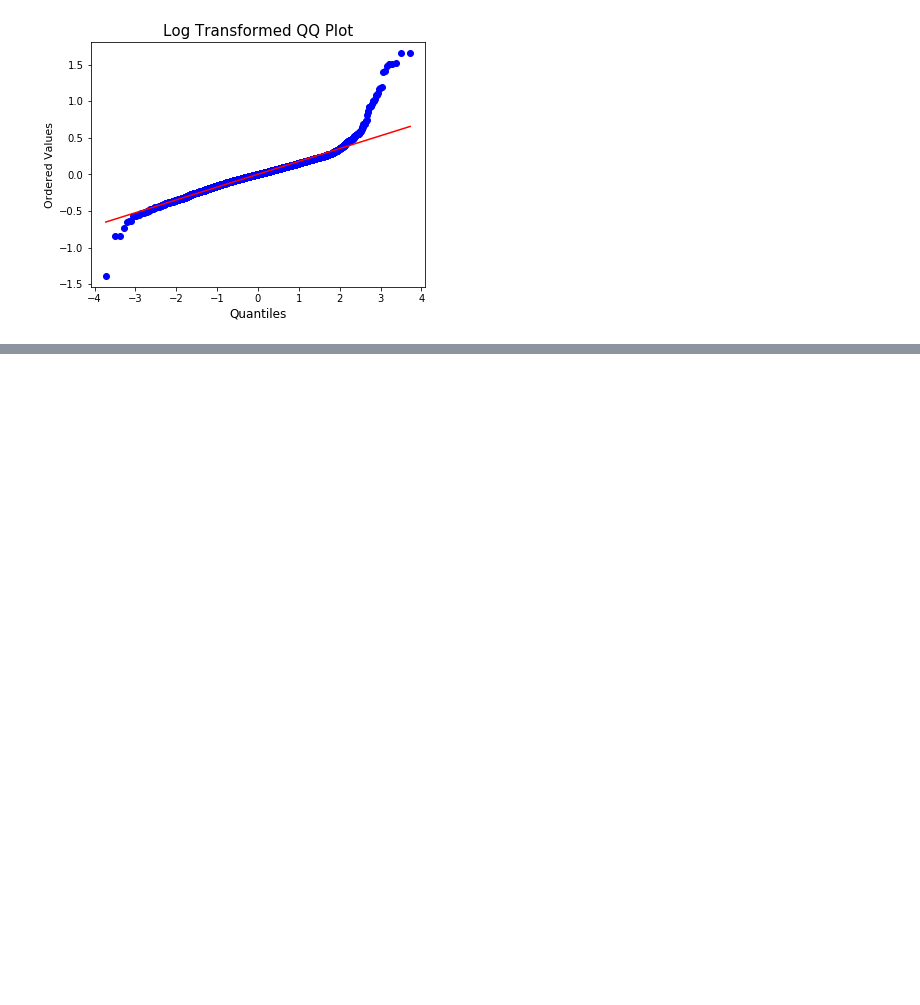
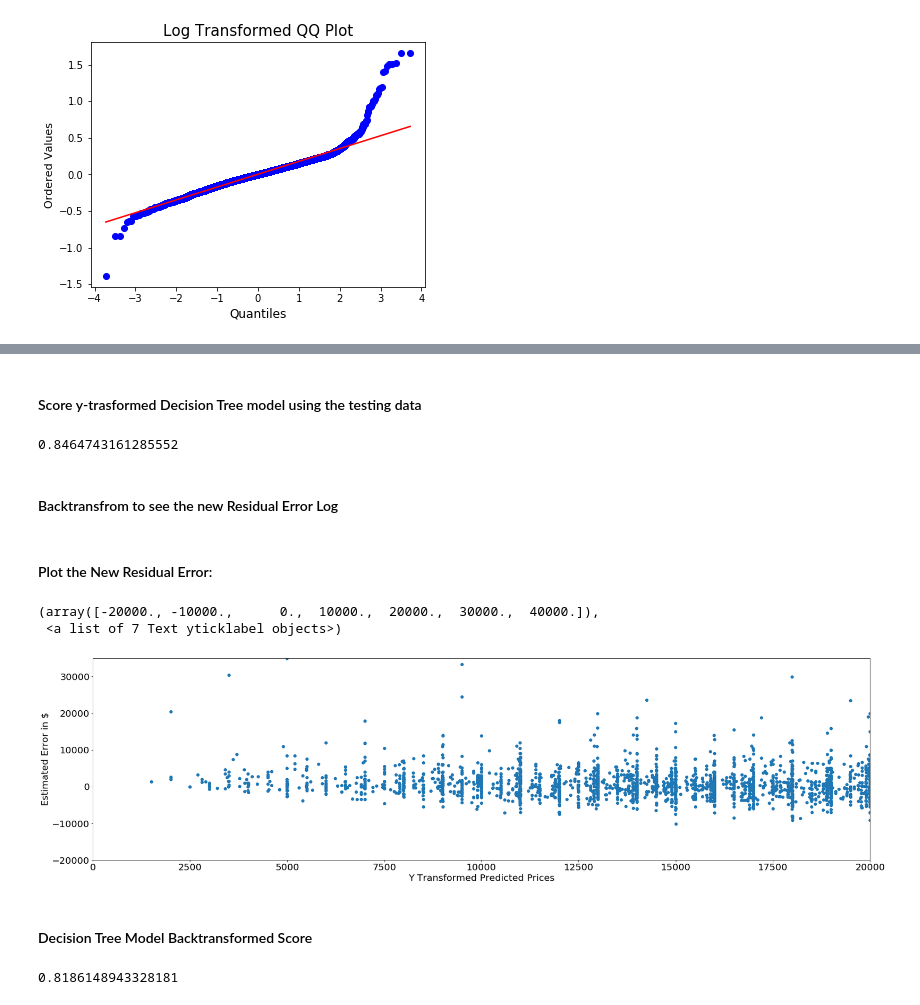
Before and after one commit to kavehamini/Used-Car-Price-Predictor, a Jupyter notebook: Machine Learning-Used Car Price Predictor-Simple.ipynb, the cells around one changed output, grey strips where cells are left out. Cells and saved outputs as stored; diff of their text form; code cells hidden in the pictures; blank space fills up the shorter version.

```diff
--- a/Machine Learning-Used Car Price Predictor-Simple.ipynb
+++ b/Machine Learning-Used Car Price Predictor-Simple.ipynb
@@ -364,0 +383,39 @@ Text(0, 0.5, 'Ordered Values')
+# %% [markdown]
+#### Score y-trasformed Decision Tree model using the testing data
+# %%
+dt.score(X_test,log_y_test)
+# %% [output]
+0.8464743161285552
+# %% [markdown]
+#### Backtransfrom to see the new Residual Error Log
+# %%
+#Step 1: Predict the new log y
+y_pred_log_testdt=dt.predict(X_test)
+#Step 2: Exponentiate the results.
+y_pred_log_test_expdt=np.exp(y_pred_log_test)
+#Step 3: Subtract Actual - Predicted Y
+res_error_log_transformeddt = y_test -  y_pred_log_test_exp
+#Step 4: Plot it. transformed/exp y on x-axis and residual on y-axis.
+# %% [markdown]
+#### Plot the New Residual Error:
+# %%
+plt.figure(figsize=(30, 8))
+plt.scatter(y_pred_log_test_expdt,res_error_log_transformeddt)
+plt.ylabel('Estimated Error in $',fontsize=20)
+plt.xlabel('Y Transformed Predicted Prices',fontsize=20)
+plt.ylim(-20000,35000)
+plt.xlim(0,20000)
+plt.xticks(fontsize=20)
+plt.yticks(fontsize=20)
+# %% [output]
+(array([-20000., -10000.,      0.,  10000.,  20000.,  30000.,  40000.]),
+ <a list of 7 Text yticklabel objects>)
+[figure, added]
+# %% [markdown]
+#### Decision Tree Model Backtransformed Score
+# %%
+# train_score_transformed=metrics.r2_score(y_train,exp(y_pred_log_train))
+test_score_transformeddt=metrics.r2_score(y_test,y_pred_log_test_expdt)
+print(test_score_transformeddt)
+# %% [output]
+0.8186148943328181
```
Also changed, not shown: parts of 23 cells of this notebook.
